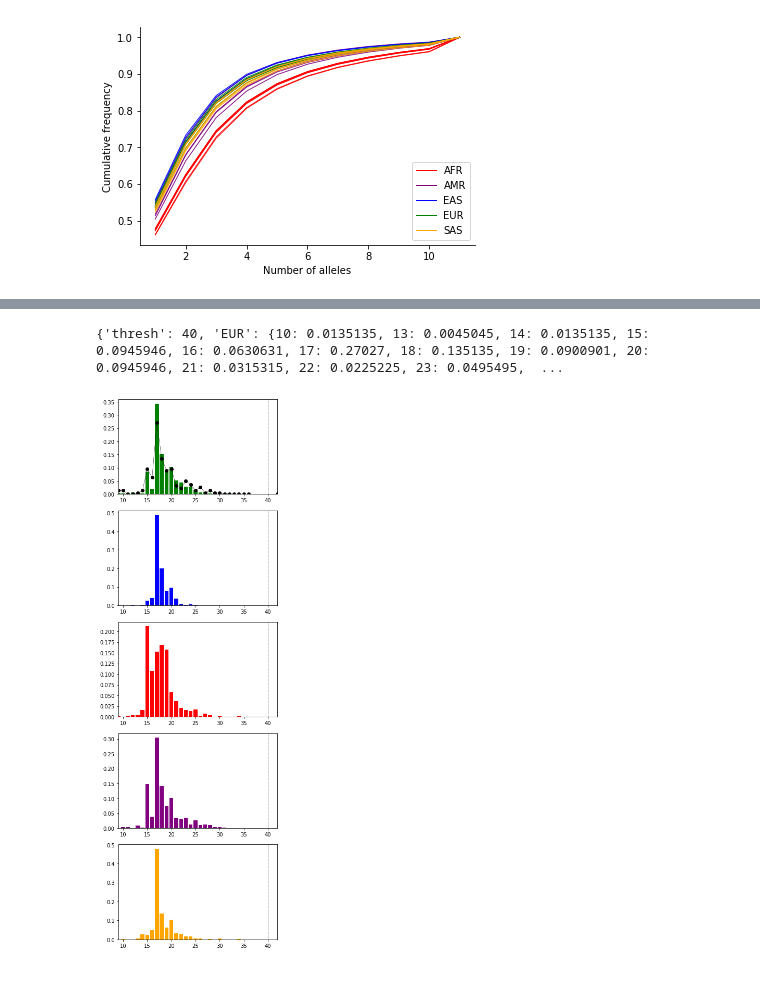
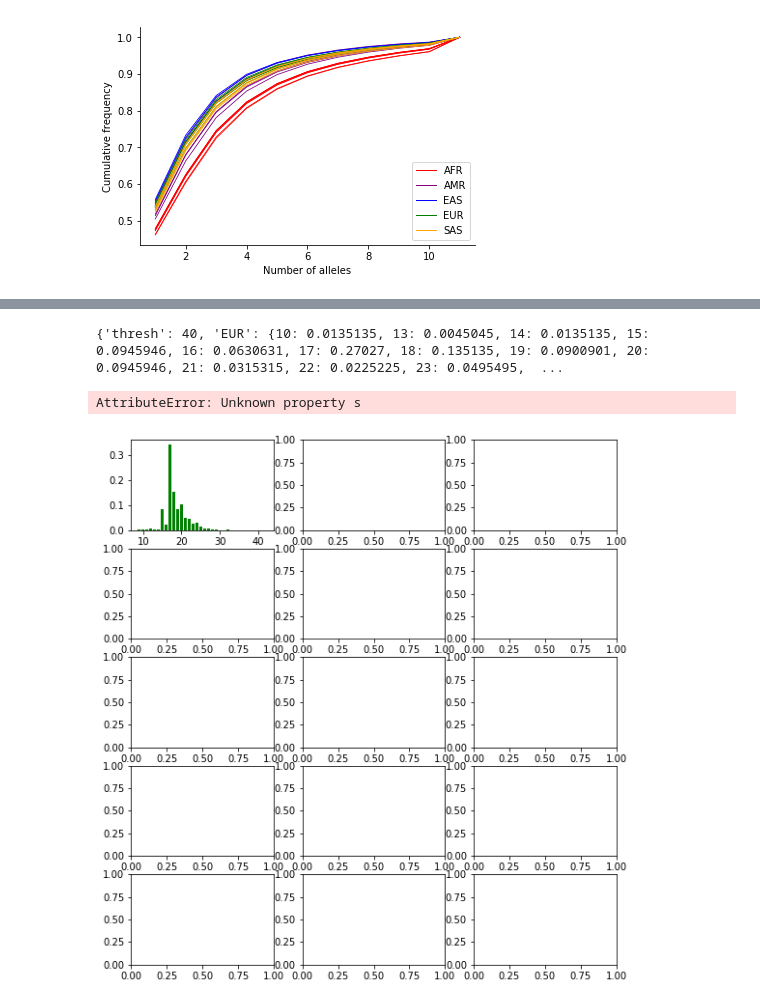
Before and after one commit to gymrek-lab/EnsembleTR, a Jupyter notebook: callset-qc/1000G_CallerQC_Figures.ipynb, the cells around one changed output, grey strips where cells are left out. Drawn from its saved outputs; the diff is of its cells as text; code cells hidden in the pictures.

Commit message:
updating allele freqs

```diff
--- a/callset-qc/1000G_CallerQC_Figures.ipynb
+++ b/callset-qc/1000G_CallerQC_Figures.ipynb
@@ -135,23 +149,29 @@ known_freqs
 # %%
+locids = {}
+locids["chr4:3074877"] = "1_HTT"
+locids["chr5:146878728"] = "2_SCA12"
+locids["chr19:45770205"] = "3_DM1"
+
 # Allele freqs compared to known
 known_freqs = pd.read_csv(os.path.join(OUTDIR, "known_afreqs.txt"), sep="\t")
 called_freqs = pd.read_csv(os.path.join(OUTDIR, "called_afreqs.txt"), sep="\t") # TODO order based on iD
+called_freqs = called_freqs[called_freqs["pos"] != 146878729] # need to remove this one
+called_freqs["id"] = called_freqs.apply(lambda x: locids["%s:%s"%(x["chrom"], x["pos"])], 1)
+called_freqs = called_freqs.sort_values("id")
 
 superpops = ["EUR","EAS","AFR","AMR","SAS"]
 
 num_loci = called_freqs.shape[0] # =numcols
 num_pops = len(superpops) # superpops=numrows
 
-
-
-
-fig, axis_array = plt.subplots(num_pops, num_loci, figsize=(num_loci*5, num_pops*3))
+fig, axis_array = plt.subplots(num_pops, num_loci, figsize=(num_loci*3, num_pops*2))
 
 
 plotnum = 0
 for i in range(called_freqs.shape[0]):
     chrom = called_freqs["chrom"].values[i]
     pos = called_freqs["pos"].values[i]
+    locus_id = called_freqs["id"].values[i]
 
     # Load called freqs
     alleles = set()
@@ -171,34 +191,37 @@ for i in range(called_freqs.shape[0]):
     k = known_freqs[(known_freqs["chrom"]==chrom) & (known_freqs["pos"]==pos)]
     kcounts = {"thresh": -1}
     if k.shape[0] == 1:
         kcounts["thresh"] = k["thresh"].values[0]
         for sp in superpops:
             spcts = {}
             cstring = k["freq_%s"%sp].values[0]
             if str(cstring) == "nan": continue
             for allele in cstring.split(","):
                 al, fq = allele.split(":")
                 al = int(float(al)); fq = float(fq)
                 spcts[al] = fq
             kcounts[sp] = spcts
             print(kcounts)
 
     for j in range(len(superpops)):
-        ax = axis_array[plotnum]
+        ax = axis_array[j, i]
         ax.bar(alleles, [popcounts[superpops[j]].get(a, 0) for a in alleles], color=popcolors[superpops[j]])
 
         # Plot known
         if superpops[j] in kcounts.keys():
             ax.plot(alleles, [kcounts[superpops[j]].get(a, 0) for a in alleles], color="black",
-                   marker="o", linewidth=0.5)
+                   marker="o", linewidth=0.5, s=0.5)
 
         # Plot threshold
         if kcounts["thresh"]>-1:
             ax.axvline(x=kcounts["thresh"], linewidth=0.5, color="black", linestyle="dashed")
-        ax.set_xlim(left=min(alleles), right=max(alleles))
+        ax.set_xlim(left=min(alleles)-1, right=max(alleles)+1)
+        ax.set_title("%s-%s"%(superpops[j], locus_id))
+        #ax.grid(True)
         plotnum += 1
 
 fig.tight_layout()
 # %% [output]
 {'thresh': 40, 'EUR': {10: 0.0135135, 13: 0.0045045, 14: 0.0135135, 15: 0.0945946, 16: 0.0630631, 17: 0.27027, 18: 0.135135, 19: 0.0900901, 20: 0.0945946, 21: 0.0315315, 22: 0.0225225, 23: 0.0495495,  ...
+AttributeError: Unknown property s
-[figure, old version]
+[figure, new version]
```
Also changed, not shown: parts of 2 cells of this notebook, 2 other files.
